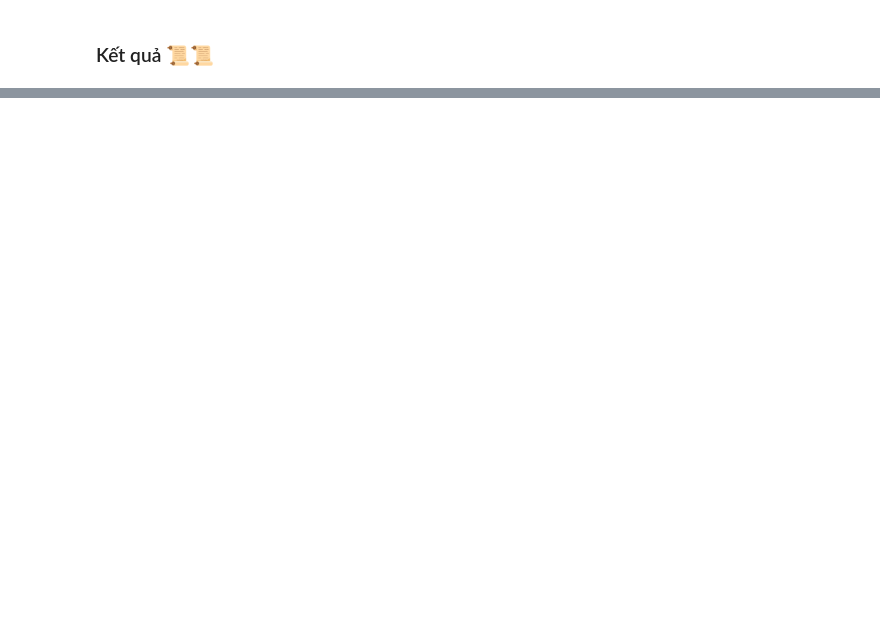
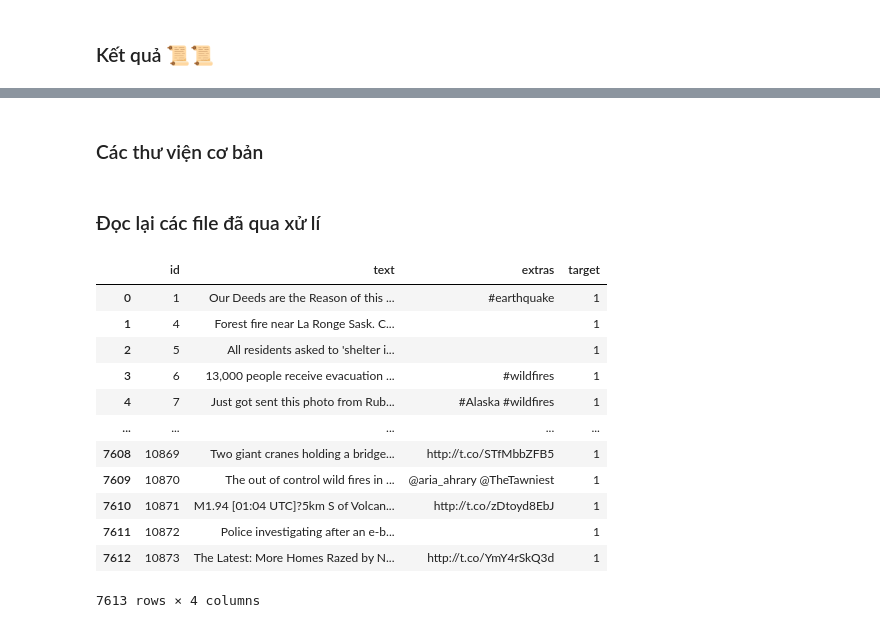
Before and after one commit to HThinh1303/IntelligentDataAnalytics_FinalProject, a Jupyter notebook: task_5_6_7_featuring_modeling_evaluation.ipynb, the cells around one changed output, grey strips where cells are left out. Drawn from its saved outputs; the diff is of its cells as text; code cells hidden in the pictures; blank space fills up the shorter version.

```diff
--- a/task_5_6_7_featuring_modeling_evaluation.ipynb
+++ b/task_5_6_7_featuring_modeling_evaluation.ipynb
@@ -557,0 +583,2 @@ result.to_csv("submission/result1.csv",index=False)
+# %% [markdown]
+### Các thư viện cơ bản
@@ -557,0 +596,21 @@ result.to_csv("submission/result1.csv",index=False)
+# %% [markdown]
+### Đọc lại các file đã qua xử lí
+# %%
+data_train = pd.read_csv('data/new_train.csv').fillna('None')
+data_test = pd.read_csv('data/new_test.csv').fillna('None')
+# %%
+data_train
+# %% [output]
+|  | id | text | extras | target |
+| 0 | 1 | Our Deeds are the Reason of this ... | #earthquake | 1 |
+| 1 | 4 | Forest fire near La Ronge Sask. C... |  | 1 |
+| 2 | 5 | All residents asked to 'shelter i... |  | 1 |
+| 3 | 6 | 13,000 people receive evacuation ... | #wildfires | 1 |
+| 4 | 7 | Just got sent this photo from Rub... | #Alaska #wildfires | 1 |
+| ... | ... | ... | ... | ... |
+| 7608 | 10869 | Two giant cranes holding a bridge... | http://t.co/STfMbbZFB5 | 1 |
+| 7609 | 10870 | The out of control wild fires in ... | @aria_ahrary @TheTawniest | 1 |
+| 7610 | 10871 | M1.94 [01:04 UTC]?5km S of Volcan... | http://t.co/zDtoyd8EbJ | 1 |
+| 7611 | 10872 | Police investigating after an e-b... |  | 1 |
+| 7612 | 10873 | The Latest: More Homes Razed by N... | http://t.co/YmY4rSkQ3d | 1 |
+7613 rows × 4 columns
```
Also changed, not shown: parts of 54 cells of this notebook, 1 other file.
